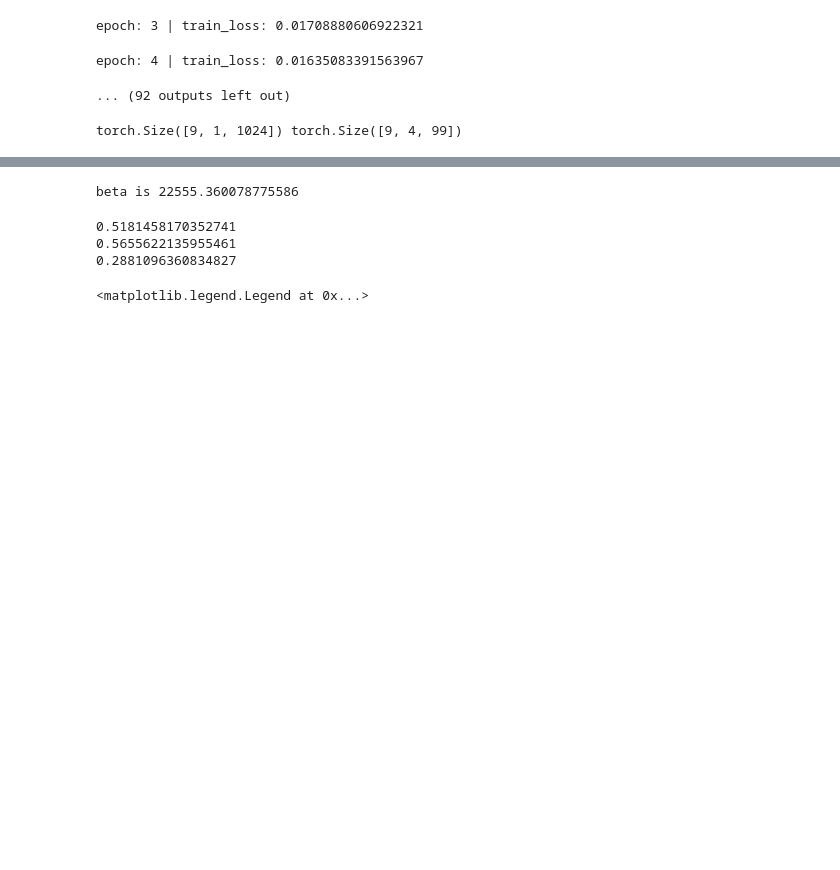
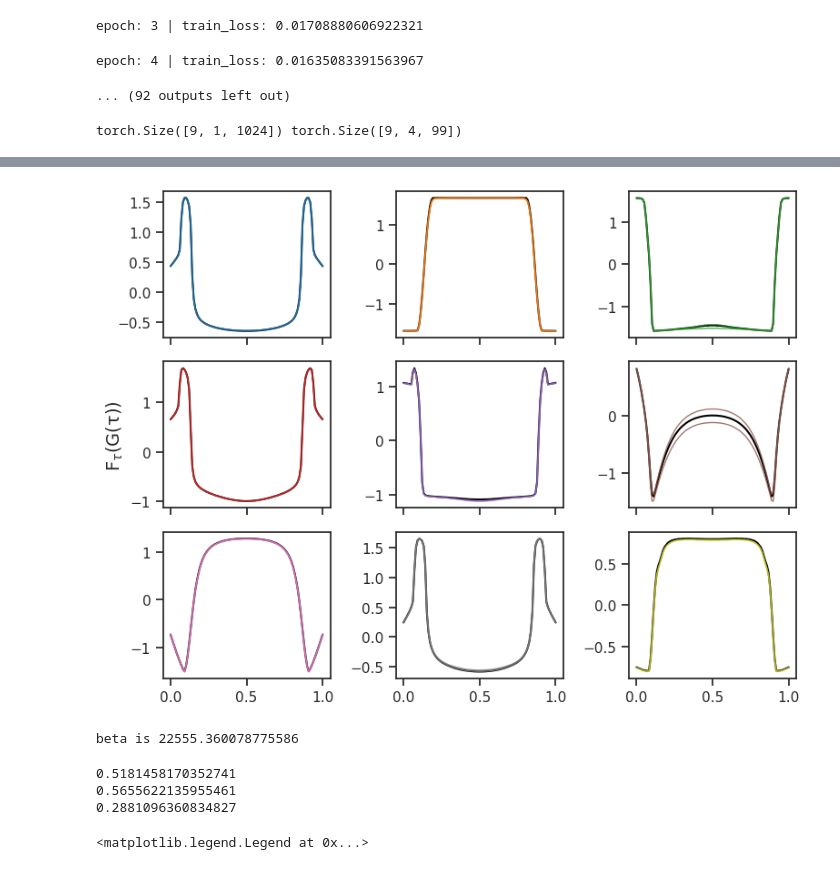
Before and after one commit to Hirshberg-Lab/transformer_latent_diffusion_4AC, a Jupyter notebook: sharper_spectra.ipynb, the cells around one changed output, grey strips where cells are left out. Cells and saved outputs as stored; diff of their text form; code cells hidden in the pictures; blank space fills up the shorter version.

```diff
--- a/sharper_spectra.ipynb
+++ b/sharper_spectra.ipynb
@@ -466,0 +496,8 @@ plt.show()
+# %%
+tau = test_loader.dataset.laplace.tau
+omega = test_loader.dataset.laplace.omega
+G_preds_array = np.zeros((C_preds_array.shape[0],C_preds_array.shape[1],len(tau)))
+kernel = ( np.exp( -omega * tau[:,None] ) + np.exp( omega * ( tau[:,None] -1 ) ) )/2./np.pi
+for spec_num in range(C_preds_array.shape[1]):
+    for realization_num in range(C_preds_array.shape[0]):
+        G_preds_array[realization_num,spec_num,:] = np.trapz(y=kernel*C_preds_array[realization_num,spec_num,:],x=omega)
@@ -467,3 +510,20 @@ plt.show()
+# %%
+fig,axs = plt.subplots(3,3,figsize=(8,6),sharex=True,sharey=False)
+palette = ['C' + str(x) for x in range(250000)]
+n_ex=9
+omega = test_loader.dataset.laplace.omega
+for j in range(n_ex):
+    ax = axs.flatten()[j]
+    ax.plot(tau,G_test[j][3].view(99).cpu().detach().numpy(), color='k')
+    [ax.plot(tau,G_preds_tensor[s][j][3].numpy(), color=palette[j],alpha=0.8,linewidth=1.) for s in range(2,4)]
+    if j==3:
+        # ax.set_ylabel('log(G(τ))')
+        # ax.set_ylabel('G(τ))')
+        ax.set_ylabel(r'F$_τ$(G(τ))')
+plt.tight_layout()
+plt.show()
+# %% [output]
+[figure, added]
 # %%
 #params
 kB = 3.1668114E-6  # in Hartree/K
```
Also changed, not shown: parts of 9 cells of this notebook.
